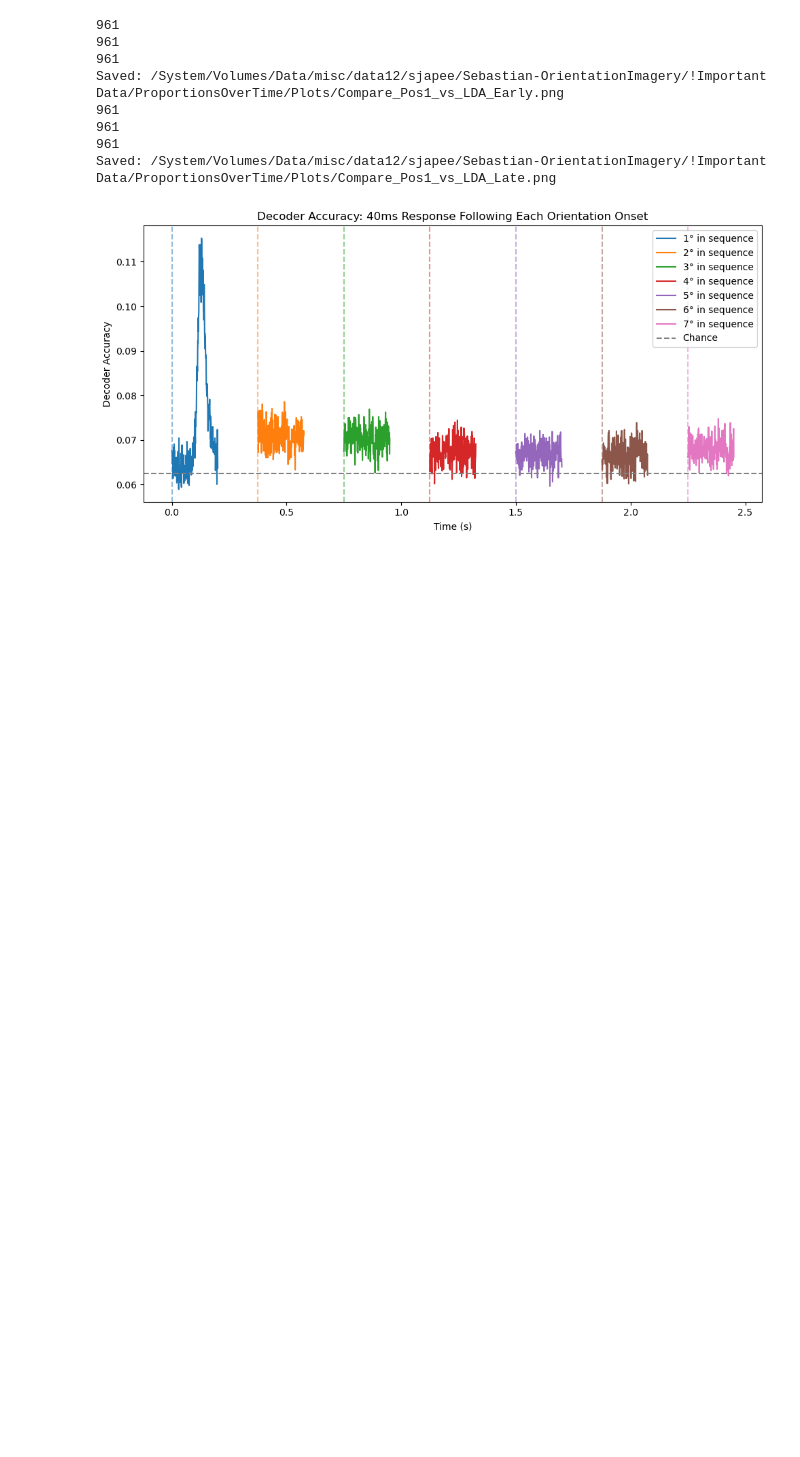
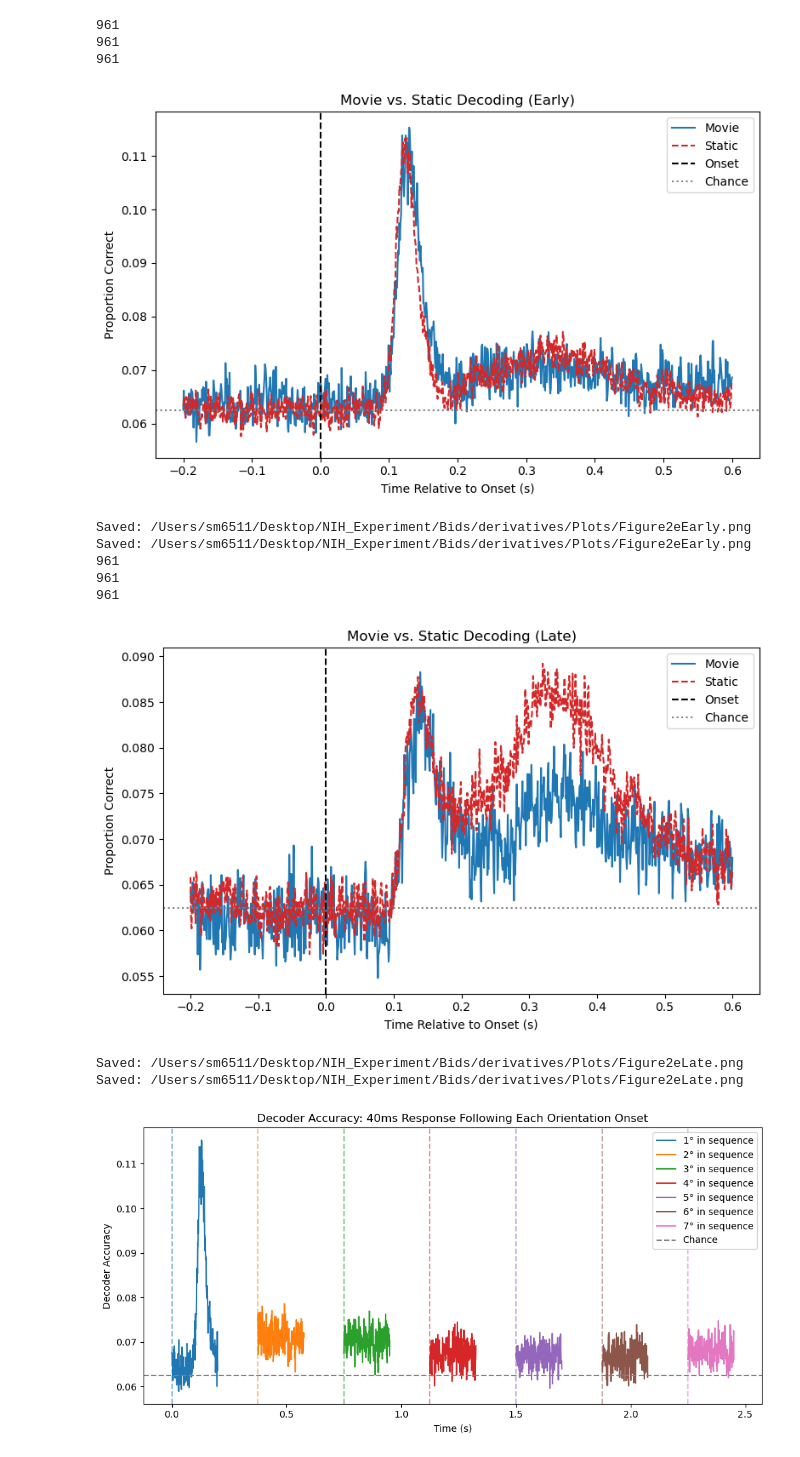
Before and after one commit to sebmonte/Orientation-Imagery, a Jupyter notebook: AnalysisScripts/Step3-CrossDecoding/Step3BDecodingAcrossTimePlots.ipynb, the cells around one changed output. Saved outputs shown, nothing was run; the diff lists cells and outputs as text; code cells hidden in the pictures; blank space fills up the shorter version.

```diff
--- a/AnalysisScripts/Step3-CrossDecoding/Step3BDecodingAcrossTimePlots.ipynb
+++ b/AnalysisScripts/Step3-CrossDecoding/Step3BDecodingAcrossTimePlots.ipynb
@@ -190,46 +617,56 @@ def plot_position1_vs_LDA(group_avg_seq, group_avg_lda, times, label, save_name)
     data_seq = group_avg_seq[0][:fixed_length]
     time_seq = times[:fixed_length]
     print(len(group_avg_lda))
     print(len(times))
     # Make sure LDA curve is same length as its time axis
     if len(group_avg_lda) != len(times):
         raise ValueError("Length of `group_avg_lda` does not match `times`.")
     print(len(group_avg_lda))
     # Plot both
-    plt.plot(time_seq, data_seq, label='Sequenced Pos 1', color='tab:blue')
-    plt.plot(times, group_avg_lda, label='Static LDA', color='tab:red', linestyle='--')
+    plt.plot(time_seq, data_seq, label='Movie', color='tab:blue')
+    plt.plot(times, group_avg_lda, label='Static', color='tab:red', linestyle='--')
 
     # Formatting
     plt.axvline(0, linestyle='--', color='black', label='Onset')
     plt.axhline(1/16, linestyle=':', color='gray', label='Chance')
     plt.xlabel('Time Relative to Onset (s)')
     plt.ylabel('Proportion Correct')
-    plt.title(f'Position 1 vs. Static Decoding ({label})')
+    plt.title(f'Movie vs. Static Decoding ({label})')
     plt.legend()
     plt.tight_layout()
 
     # Save
-    save_path = os.path.join(output_dir, f'Compare_Pos1_vs_LDA_{save_name}.png')
-    plt.savefig(save_path, dpi=300)
+    save_path = os.path.join(output_dir, f'Figure2e{save_name}.png')
+    editable_dir = os.path.join(output_dir, 'editable')
+    os.makedirs(editable_dir, exist_ok=True)
+    base_name = os.path.splitext(os.path.basename(save_path))[0]
+    #plt.savefig(os.path.join(editable_dir, base_name + '.pdf'),
+    #        bbox_inches='tight')
+    #plt.savefig(os.path.join(editable_dir, base_name + '.svg'),
+    #       bbox_inches='tight')
+    plt.show()
+    print(f"Saved: {save_path}")
+    #plt.savefig(save_path, dpi=300)
     plt.close()
     plt.show()
     print(f"Saved: {save_path}")
 
 
-
-
-# Example call:
 plot_position1_vs_LDA(group_avgEarly, group_avg_withinEarly, timesStill, 'Early', 'Early')
 plot_position1_vs_LDA(group_avgLate, group_avg_withinLate, timesStill, 'Late', 'Late')
 # %% [output]
 961
 961
 961
-Saved: /System/Volumes/Data/misc/data12/sjapee/Sebastian-OrientationImagery/!Important Data/ProportionsOverTime/Plots/Compare_Pos1_vs_LDA_Early.png
-961
-961
-961
-Saved: /System/Volumes/Data/misc/data12/sjapee/Sebastian-OrientationImagery/!Important Data/ProportionsOverTime/Plots/Compare_Pos1_vs_LDA_Late.png
+[figure, added]
+Saved: /Users/sm6511/Desktop/NIH_Experiment/Bids/derivatives/Plots/Figure2eEarly.png
+Saved: /Users/sm6511/Desktop/NIH_Experiment/Bids/derivatives/Plots/Figure2eEarly.png
+961
+961
+961
+[figure, added]
+Saved: /Users/sm6511/Desktop/NIH_Experiment/Bids/derivatives/Plots/Figure2eLate.png
+Saved: /Users/sm6511/Desktop/NIH_Experiment/Bids/derivatives/Plots/Figure2eLate.png
 # %%
 sampling_rate = 1200
 frame_interval = 0.375  # seconds
```
Also changed, not shown: parts of 7 cells of this notebook, 3 other files.
